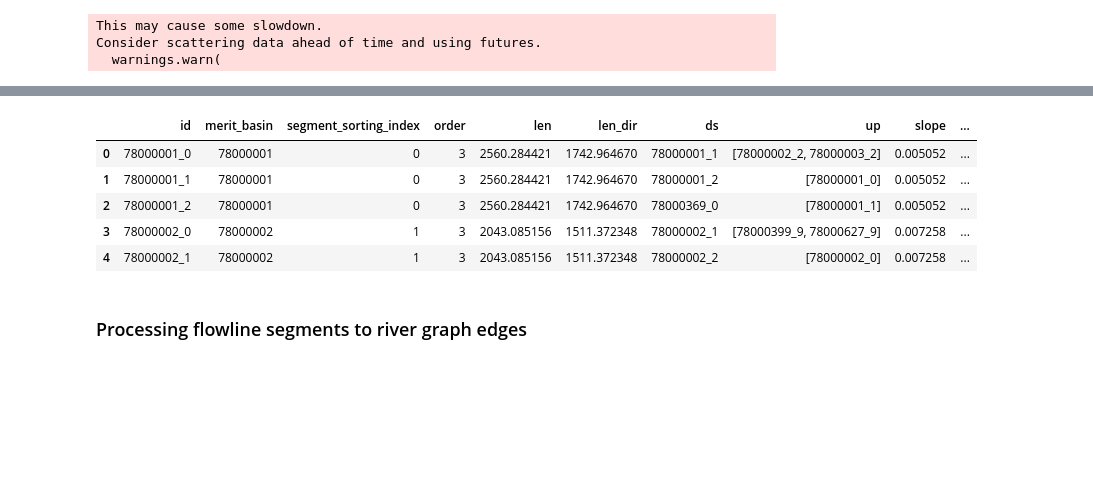
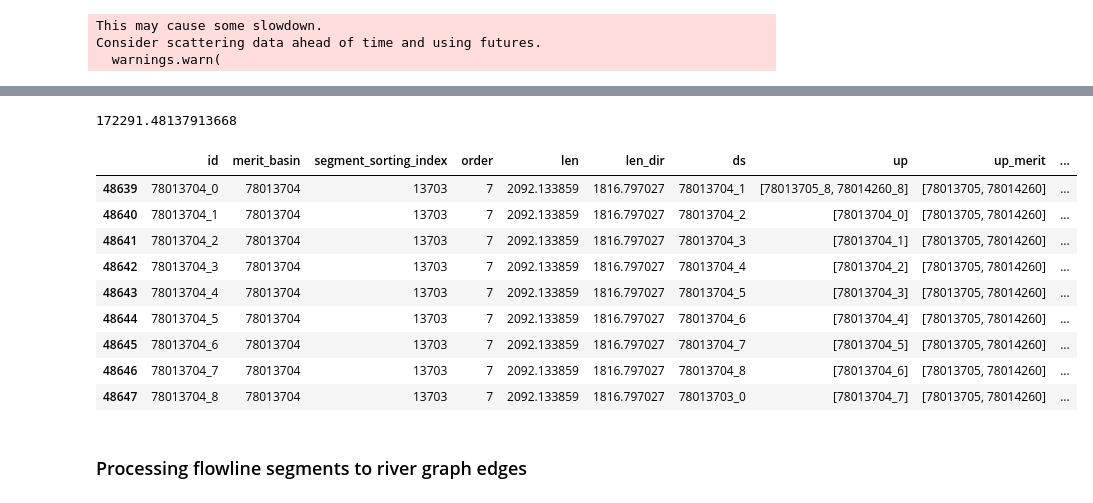
Before and after one commit to taddyb/marquette, a Jupyter notebook: notebooks/build_merit_edges.ipynb, the cells around one changed output, grey strips where cells are left out. Saved outputs shown, nothing was run; the diff lists cells and outputs as text; code cells hidden in the pictures; blank space fills up the shorter version.

Commit message:
finished merit zarr changes. Kept the mapping functions the same

```diff
--- a/notebooks/build_merit_edges.ipynb
+++ b/notebooks/build_merit_edges.ipynb
@@ -355,7 +378,7 @@ def singular_segment_to_edge_partition(df: pd.DataFrame, edge_info: Dict[str, An
     """
     all_edges = []
     num_edges = 1
-    for _, segment in tqdm(df.iterrows(), total=len(df)):
+    for _, segment in df.iterrows():
         edge_len = edge_info[segment['id']][1]
         up_ids = get_upstream_ids(segment, num_edges)
         edge = create_edge_json(
@@ -393,7 +416,8 @@ def many_segment_to_edge_partition(df: pd.DataFrame, edge_info: Dict[str, Any],
         DataFrame containing edge data for all segments in the partition.
     """
     all_edges = []
-    for _, segment in tqdm(df.iterrows(), total=len(df), desc="Processing Segments"):
+    for _, segment in df.iterrows():
+        all_segment_edges = []
         num_edges, edge_len = edge_info[segment['id']]
         up_ids = get_upstream_ids(segment, num_edges)
         for i in range(num_edges):
@@ -413,6 +437,8 @@ def many_segment_to_edge_partition(df: pd.DataFrame, edge_info: Dict[str, Any],
                 )
             edge["len"] = edge_len
             edge["len_dir"] = edge_len / segment["sinuosity"]
-            calculate_drainage_area(edge, i, segment_das)
+            all_segment_edges.append(edge)
+        all_segment_edges = calculate_drainage_area_for_all_edges(all_segment_edges, segment_das)
+        for edge in all_segment_edges:
             all_edges.append(edge)
     return pd.DataFrame(all_edges)
@@ -457,7 +511,7 @@ Consider scattering data ahead of time and using futures.
 # %%
 num_edges_dict = {segment_["id"]: calculate_num_edges(segment_["len"], dx, buffer) for seg_id, segment_ in tqdm(segments_dict.items(), desc="Processing Number of Edges")}
 one_edge_segment = {seg_id: edge_info for seg_id, edge_info in tqdm(num_edges_dict.items(), desc="Filtering Segments == 1") if edge_info[0] == 1}
-more_than_one_edge = {seg_id: edge_info for seg_id, edge_info in tqdm(num_edges_dict.items(), desc="Filtering Segments > 1") if edge_info[0] > 1}
+many_edge_segment = {seg_id: edge_info for seg_id, edge_info in tqdm(num_edges_dict.items(), desc="Filtering Segments > 1") if edge_info[0] > 1}
 # %%
 segments_with_more_than_one_edge = {}
 segments_with_one_edge = {}
@@ -466,7 +520,7 @@ for i, segment in segments_dict.items():
     segment_id = segment["id"]
     segment["index"] = i
 
-    if segment_id in more_than_one_edge:
+    if segment_id in many_edge_segment:
         segments_with_more_than_one_edge[segment_id] = segment
     elif segment_id in one_edge_segment:
         segments_with_one_edge[segment_id] = segment
@@ -477,3 +531,6 @@ df_one = pd.DataFrame.from_dict(segments_with_one_edge, orient='index')
 df_many = pd.DataFrame.from_dict(segments_with_more_than_one_edge, orient='index')
 ddf_one = dd.from_pandas(df_one, npartitions=48)
 ddf_many = dd.from_pandas(df_many, npartitions=48)
+# %%
+many = many_segment_to_edge_partition(df_many, many_edge_segment, segment_das)
+many.head()
@@ -480,12 +554,25 @@ ddf_many = dd.from_pandas(df_many, npartitions=48)
 # %%
-many_segment_to_edge_partition(df_many, many_edge_segment, segment_das).head()
+many.loc[many["merit_basin"] == 78019710]
+segment_das[78019710]
 # %% [output]
-|  | id | merit_basin | segment_sorting_index | order | len | len_dir | ds | up | slope | ... |
-| 0 | 78000001_0 | 78000001 | 0 | 3 | 2560.284421 | 1742.964670 | 78000001_1 | [78000002_2, 78000003_2] | 0.005052 | ... |
-| 1 | 78000001_1 | 78000001 | 0 | 3 | 2560.284421 | 1742.964670 | 78000001_2 | [78000001_0] | 0.005052 | ... |
-| 2 | 78000001_2 | 78000001 | 0 | 3 | 2560.284421 | 1742.964670 | 78000369_0 | [78000001_1] | 0.005052 | ... |
-| 3 | 78000002_0 | 78000002 | 1 | 3 | 2043.085156 | 1511.372348 | 78000002_1 | [78000399_9, 78000627_9] | 0.007258 | ... |
-| 4 | 78000002_1 | 78000002 | 1 | 3 | 2043.085156 | 1511.372348 | 78000002_2 | [78000002_0] | 0.007258 | ... |
+172291.48137913668
+# %%
+many.loc[many["merit_basin"] == 78013704]
+# single.loc[single["merit_basin"] == 78007263]
+# single.loc[single["merit_basin"] == 78007261]
+# single.loc[single["merit_basin"] == 78007272]
+# segment_das[78013704]
+# %% [output]
+|  | id | merit_basin | segment_sorting_index | order | len | len_dir | ds | up | up_merit | ... |
+| 48639 | 78013704_0 | 78013704 | 13703 | 7 | 2092.133859 | 1816.797027 | 78013704_1 | [78013705_8, 78014260_8] | [78013705, 78014260] | ... |
+| 48640 | 78013704_1 | 78013704 | 13703 | 7 | 2092.133859 | 1816.797027 | 78013704_2 | [78013704_0] | [78013705, 78014260] | ... |
+| 48641 | 78013704_2 | 78013704 | 13703 | 7 | 2092.133859 | 1816.797027 | 78013704_3 | [78013704_1] | [78013705, 78014260] | ... |
+| 48642 | 78013704_3 | 78013704 | 13703 | 7 | 2092.133859 | 1816.797027 | 78013704_4 | [78013704_2] | [78013705, 78014260] | ... |
+| 48643 | 78013704_4 | 78013704 | 13703 | 7 | 2092.133859 | 1816.797027 | 78013704_5 | [78013704_3] | [78013705, 78014260] | ... |
+| 48644 | 78013704_5 | 78013704 | 13703 | 7 | 2092.133859 | 1816.797027 | 78013704_6 | [78013704_4] | [78013705, 78014260] | ... |
+| 48645 | 78013704_6 | 78013704 | 13703 | 7 | 2092.133859 | 1816.797027 | 78013704_7 | [78013704_5] | [78013705, 78014260] | ... |
+| 48646 | 78013704_7 | 78013704 | 13703 | 7 | 2092.133859 | 1816.797027 | 78013704_8 | [78013704_6] | [78013705, 78014260] | ... |
+| 48647 | 78013704_8 | 78013704 | 13703 | 7 | 2092.133859 | 1816.797027 | 78013703_0 | [78013704_7] | [78013705, 78014260] | ... |
 # %% [markdown]
 ### Processing flowline segments to river graph edges
 # %%
```
Also changed, not shown: parts of 14 cells of this notebook, 9 other files.
